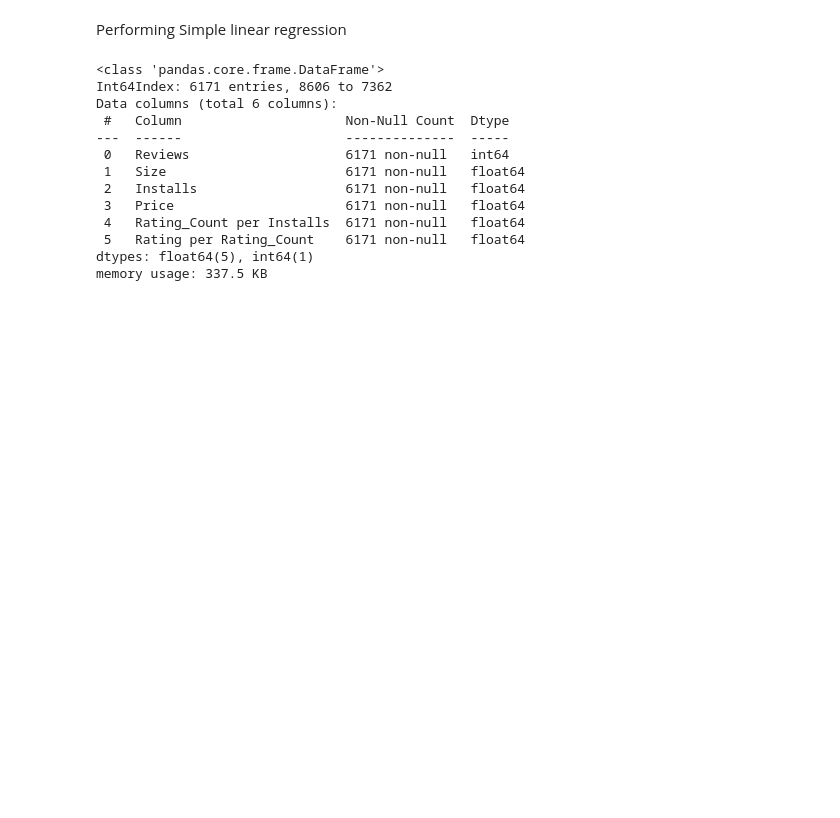
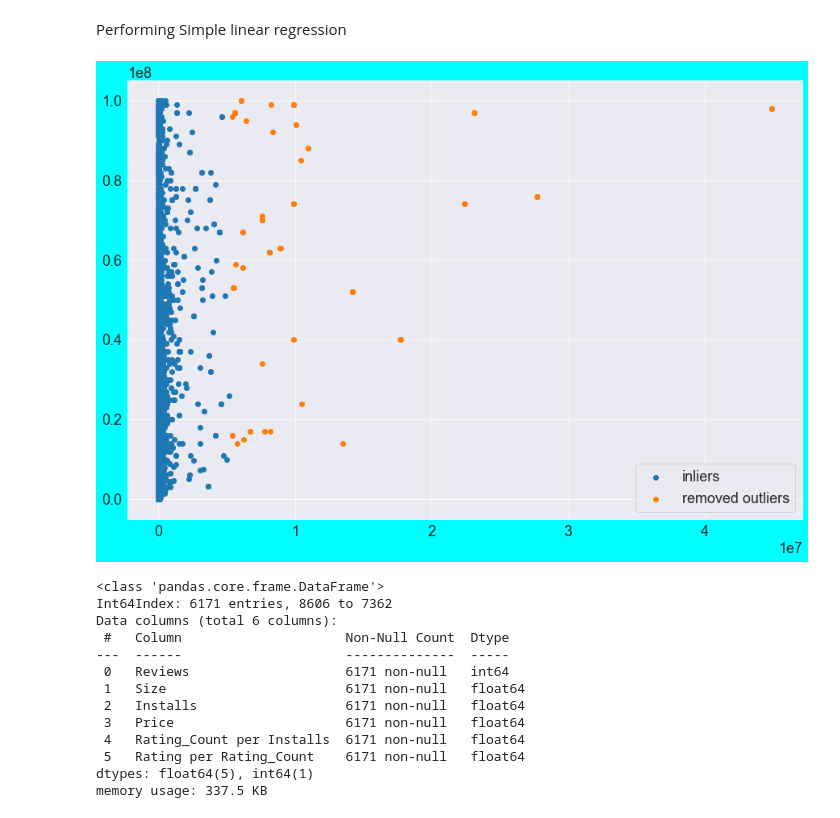
Before and after one commit to emojiworld777/google-playstore, a Jupyter notebook: google-playstore.ipynb, the cells around one changed output. Drawn from its saved outputs; the diff is of its cells as text; code cells hidden in the pictures; blank space fills up the shorter version.

```diff
--- a/google-playstore.ipynb
+++ b/google-playstore.ipynb
@@ -809,3 +829,24 @@ X_train,X_test,y_train,y_test = train_test_split(X,y,test_size=0.3,random_state
+# %%
+# Set a threshold value
+threshold = 3
+
+# Calculate the z-scores of the first column of data
+z_scores = np.abs((X_train.iloc[:, 0] - X_train.iloc[:, 0].mean()) / X_train.iloc[:, 0].std())
+
+# Identify the rows that contain outliers
+outlier_rows = z_scores > threshold
+
+# Remove outliers from the training data
+X_train_no_outliers = X_train[~outlier_rows]
+y_train_no_outliers = y_train[~outlier_rows]
+
+# Visualize the inliers and outliers
+plt.scatter(X_train_no_outliers.iloc[:, 0], X_train_no_outliers.iloc[:, 1], label='inliers')
+plt.scatter(X_train[outlier_rows].iloc[:, 0], X_train[outlier_rows].iloc[:, 1], label='removed outliers')
+plt.legend()
+plt.show()
+# %% [output]
+[figure, added]
 # %%
 X_train.info()
 # %% [output]
```
Also changed, not shown: parts of 87 cells of this notebook.
